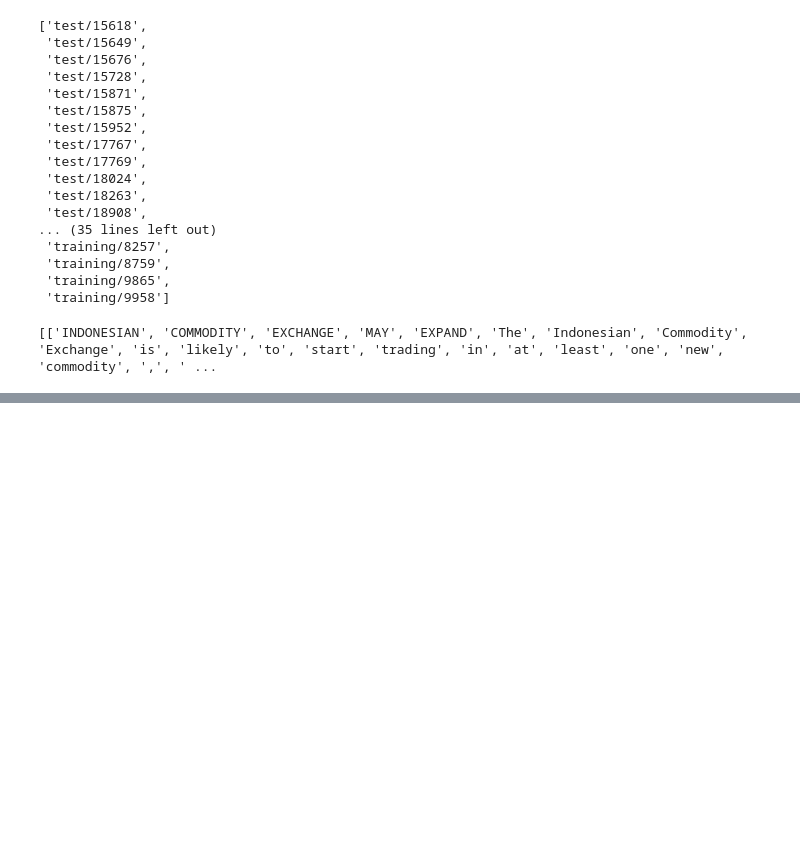
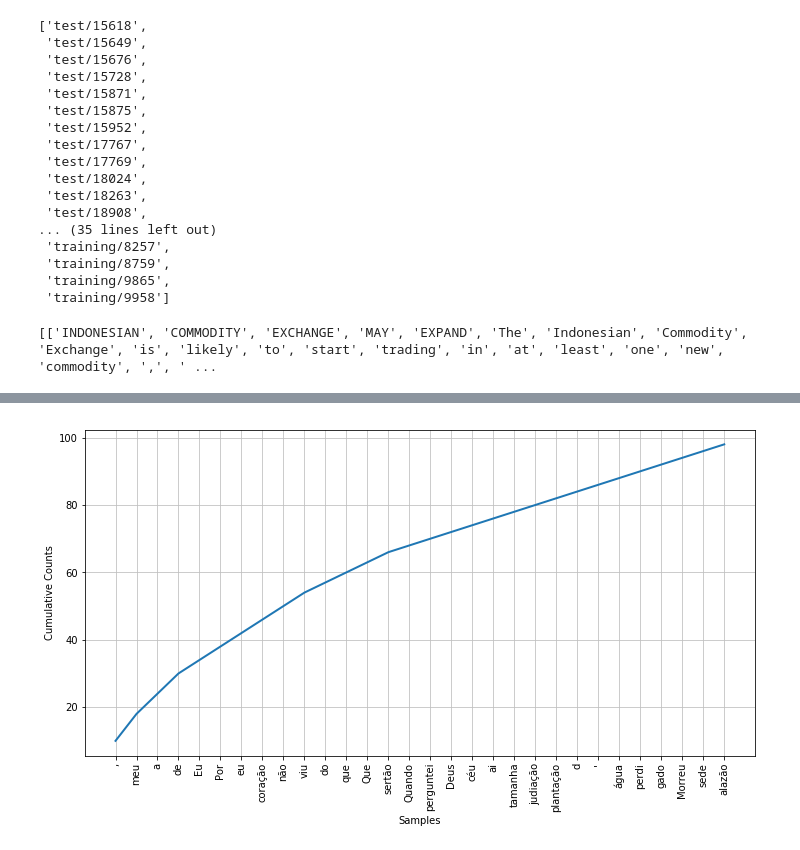
Before and after one commit to henriquefreitassouza/notebooks, a Jupyter notebook: projects/NLP Fundamentals II.ipynb, the cells around one changed output, grey strips where cells are left out. Cells and saved outputs as stored; diff of their text form; code cells hidden in the pictures; blank space fills up the shorter version.

Commit message:
Added examples from chapter 2, section 1 into NLP Fundamentals II. Added a custom corpus.

```diff
--- a/projects/NLP Fundamentals II.ipynb
+++ b/projects/NLP Fundamentals II.ipynb
@@ -594,0 +676,5 @@ reuters.sents(categories=['lumber', 'livestock'])
+# %%
+# Load a custom corpus
+corpus_root = '/home/henrique/Documents/Projetos/notebooks/projects/data/nlp_fundamentals/'
+wordlists = PlaintextCorpusReader(corpus_root, 'asa-branca.txt')
+wordlists.fileids()
@@ -594,0 +688,3 @@ reuters.sents(categories=['lumber', 'livestock'])
+# %%
+fdist = FreqDist(wordlists.words())
+fdist.most_common(10)
@@ -594,0 +702,5 @@ reuters.sents(categories=['lumber', 'livestock'])
+# %%
+plt.figure(figsize=(12, 6))
+fdist.plot(30, cumulative=True)
+# %% [output]
+[figure, added]
```
Also changed, not shown: parts of 11 cells of this notebook, 1 other file.
